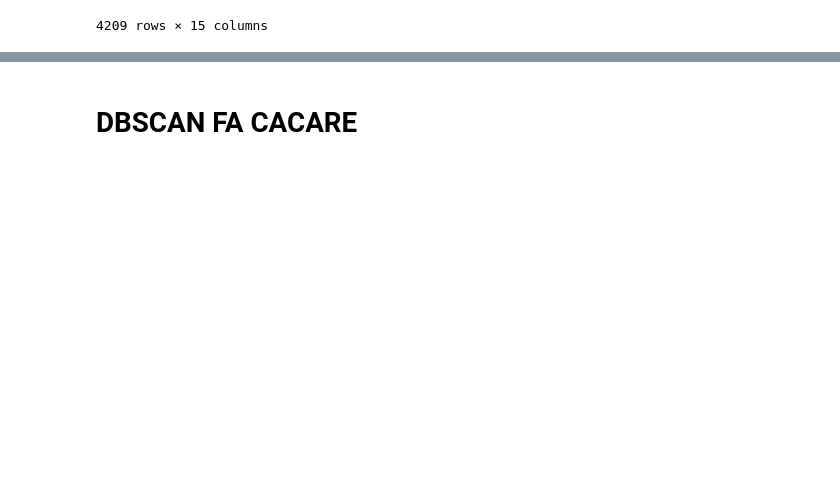
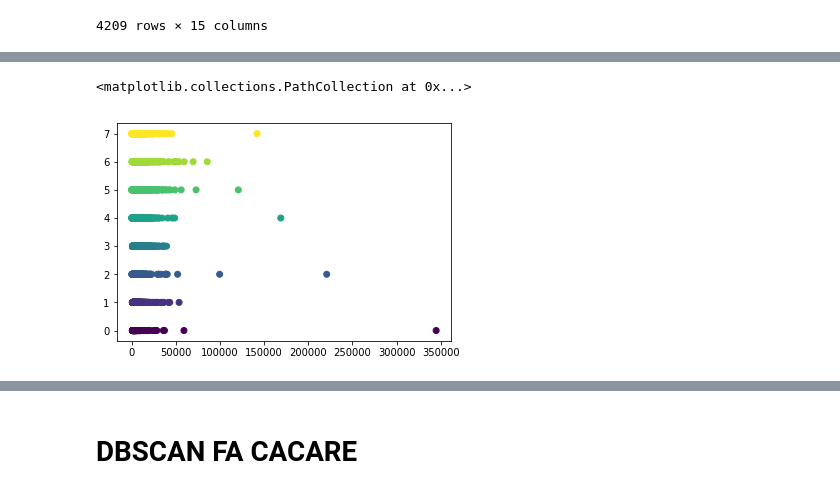
Before and after one commit to Gneur11/TextAnalytics, a Jupyter notebook: doc2vec.ipynb, the cells around one changed output, grey strips where cells are left out. Saved outputs shown, nothing was run; the diff lists cells and outputs as text; code cells hidden in the pictures; blank space fills up the shorter version.

```diff
--- a/doc2vec.ipynb
+++ b/doc2vec.ipynb
@@ -319,0 +346,5 @@ dtype: int64
+# %%
+plt.scatter(datak["retweet_count"],datak["labels"],c=datak["labels"])
+# %% [output]
+<matplotlib.collections.PathCollection at 0x...>
+[figure, added]
```
Also changed, not shown: parts of 16 cells of this notebook.
